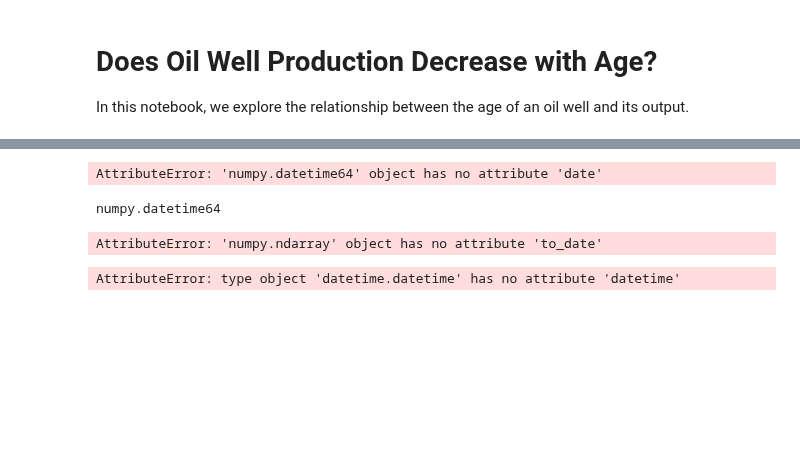
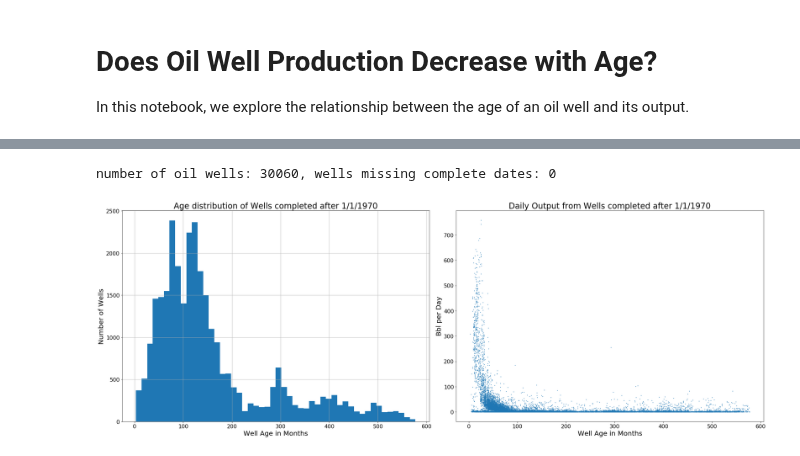
Before and after one commit to focods/geospatial, a Jupyter notebook: OilWellAge.ipynb, the cells around one changed output, grey strips where cells are left out. Saved outputs shown, nothing was run; the diff lists cells and outputs as text; code cells hidden in the pictures; blank space fills up the shorter version.

Commit message:
Age distrubtion plots

```diff
--- a/OilWellAge.ipynb
+++ b/OilWellAge.ipynb
@@ -18,3 +18,14 @@ import matplotlib.pyplot as plt
 #zip_ref = zipfile.ZipFile('./data.zip', 'r')
 #zip_ref.extractall('./')
 #zip_ref.close()
+# %%
+# set some plot defaults
+import matplotlib as mpl
+mpl.rcParams['lines.linewidth'] = 2
+mpl.rcParams['lines.color'] = 'r'
+mpl.rcParams['axes.titlesize'] = 24
+mpl.rcParams['axes.labelsize'] = 20
+mpl.rcParams['lines.linewidth'] = 3
+mpl.rcParams['lines.markersize'] = 10
+mpl.rcParams['xtick.labelsize'] = 16
+mpl.rcParams['ytick.labelsize'] = 16
@@ -136,16 +87,21 @@ array(123)
-# %%
-np.array([x.date() for x in xx])
-# %% [output]
-AttributeError: 'numpy.datetime64' object has no attribute 'date'
-# %%
-type(xx[0])
-# %% [output]
-numpy.datetime64
-# %%
-xx.to_date()
-# %% [output]
-AttributeError: 'numpy.ndarray' object has no attribute 'to_date'
-# %%
-datetime.datetime.now().date()
-# %% [output]
-AttributeError: type object 'datetime.datetime' has no attribute 'datetime'
+# %%
+print('number of oil wells: %d, wells missing complete dates: %d' % (len(oil_df),oil_df.complete_date.isnull().sum()))
+# %% [output]
+number of oil wells: 30060, wells missing complete dates: 0
+# %%
+f = plt.figure(figsize=(28,10))
+ax = plt.subplot(1,2,1)
+
+oil_df.hist('AgeMonths',bins=50, ax=ax)
+plt.title('Age distribution of Wells completed after 1/1/1970')
+plt.ylabel('Number of Wells')
+plt.xlabel('Well Age in Months')
+
+ax = plt.subplot(1,2,2)
+plt.scatter(oil_df.AgeMonths, oil_df.BblPerDay, s=1)
+plt.title('Daily Output from Wells completed after 1/1/1970')
+plt.ylabel('Bbl per Day')
+plt.xlabel('Well Age in Months')
+plt.tight_layout()
+# %% [output]
+[figure, added]
```
Also changed, not shown: parts of 19 cells of this notebook.
